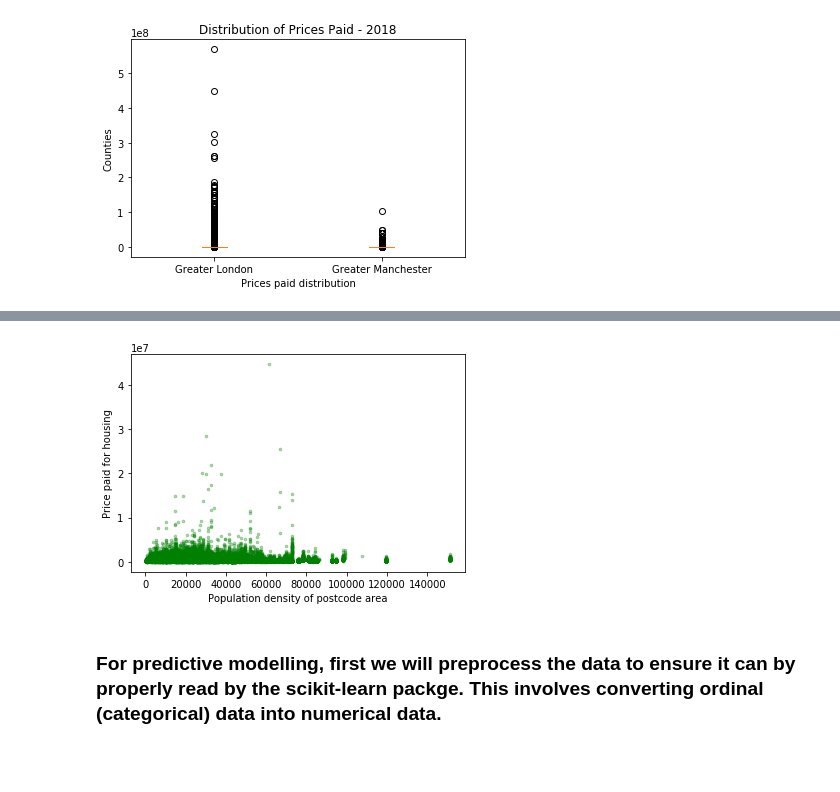
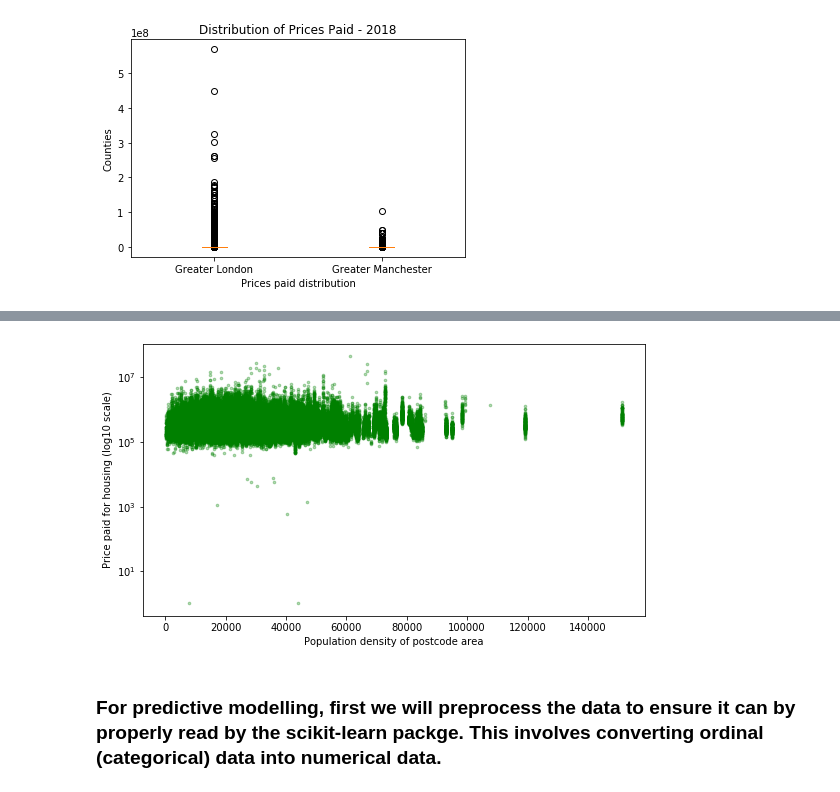
Before and after one commit to dudikbender/springboard, a Jupyter notebook: UK_prices_paid_analysis.ipynb, the cells around one changed output, grey strips where cells are left out. Cells and saved outputs as stored; diff of their text form; code cells hidden in the pictures; blank space fills up the shorter version.

Commit message:
add if-statements for severaloperations, added bokeh plot (tbc), and fixed count by month table and chart. Several other updates for clarity and better functionality"

```diff
--- a/UK_prices_paid_analysis.ipynb
+++ b/UK_prices_paid_analysis.ipynb
@@ -76,14 +76,17 @@ duration_dict = {'F': 'Freehold',
                  'L': 'Leasehold'}
 # %%
 ## Then apply the function to convert the existing values into more readable values
-## comment out to prevent future errors //
-#df['property_type'] = df['property_type'].map(prop_type_dict)
+## Added an if-statement to prevent possible errors if cell is re-run
+if len(df['property_type'][0]) == 1:
+    df['property_type'] = df['property_type'].map(prop_type_dict)
 # %%
 ## comment out to prevent future errors //
-#df['new_build'] = df['new_build'].map(new_build_dict)
+if len(df['new_build'][0]) == 1:
+    df['new_build'] = df['new_build'].map(new_build_dict)
 # %%
 ## comment out to prevent future errors //
-#df['duration'] = df['duration'].map(duration_dict)
+if len(df['duration'][0]) == 1:
+    df['duration'] = df['duration'].map(duration_dict)
 # %%
 df.head()
 # %% [output]
@@ -254,7 +272,9 @@ pop_density.head()
 # %%
 ## Add the population density data to the prices paid dataset by merging the tables
-## comment out after merging //
-#df = df.merge(pop_density, how='left', on='postcode_area')
+## Used an if-statement to prevent multiple merges.
+if 'population_density' not in df.columns:
+    df = df.merge(pop_density, how='left', on='postcode_area')
+
 df[df['postcode_area'] == 'N4'].head()
 # %% [output]
 |  | price | transfer_date | postcode | property_type | new_build | duration | PAON | street | locality | ... |
@@ -266,15 +318,13 @@ df[df['postcode_area'] == 'N4'].head()
 # %%
-## create a scatter plot to show possible correlations between population density and price
-home_type = 'Detached'
-
-z = df[df['property_type'] == home_type]
-
-plt.scatter(z.population_density_x, z.price, s=7, alpha=0.3, c='green')
-plt.xlabel('Population density of postcode area')
-plt.ylabel('Price paid for housing')
-plt.show()
+plt.figure(figsize=[9,5])
+ax = plt.scatter(z.population_density, z.price, s=7, alpha=0.3, c='green')
+ax = plt.xlabel('Population density of postcode area')
+ax = plt.ylabel('Price paid for housing (log10 scale)')
+# Set the y-axis to desired scale to better show the distribution of price data
+ax = plt.yscale('log')
+ax
 # %% [output]
-[figure, old version]
+[figure, new version]
 # %% [markdown]
 ### For predictive modelling, first we will preprocess the data to ensure it can by properly read by the scikit-learn packge. This involves converting ordinal (categorical) data into numerical data.
 # %%
```
Also changed, not shown: parts of 6 cells of this notebook.
